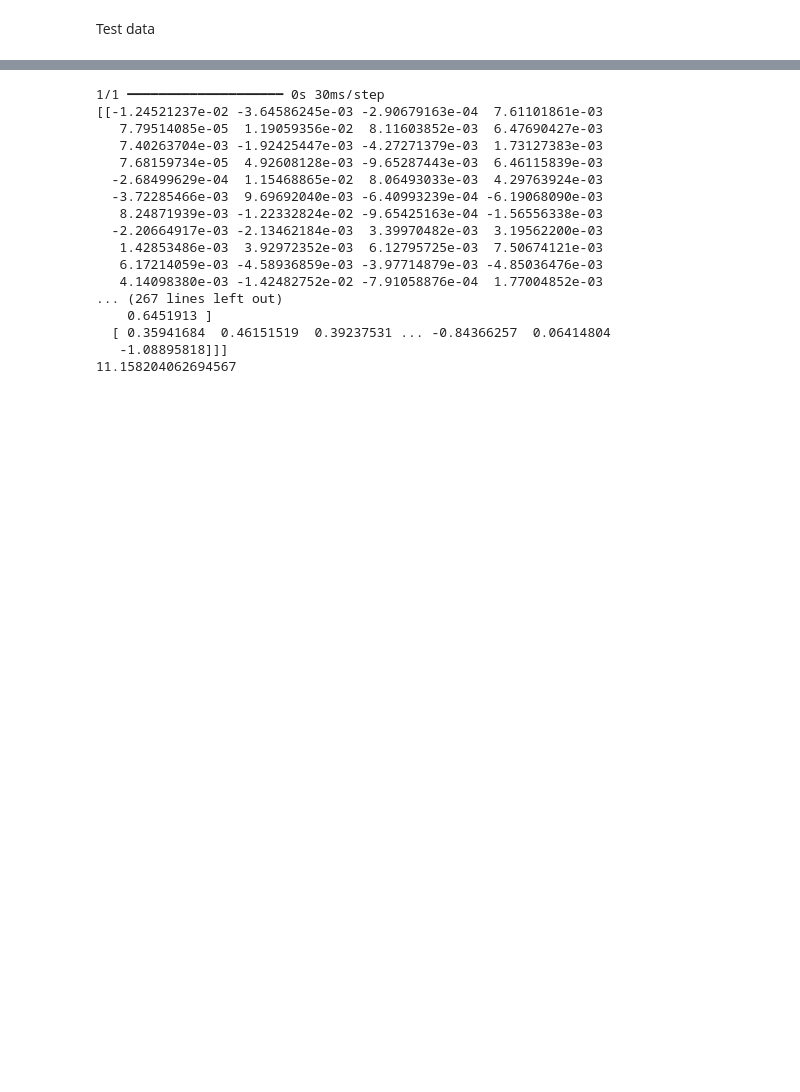
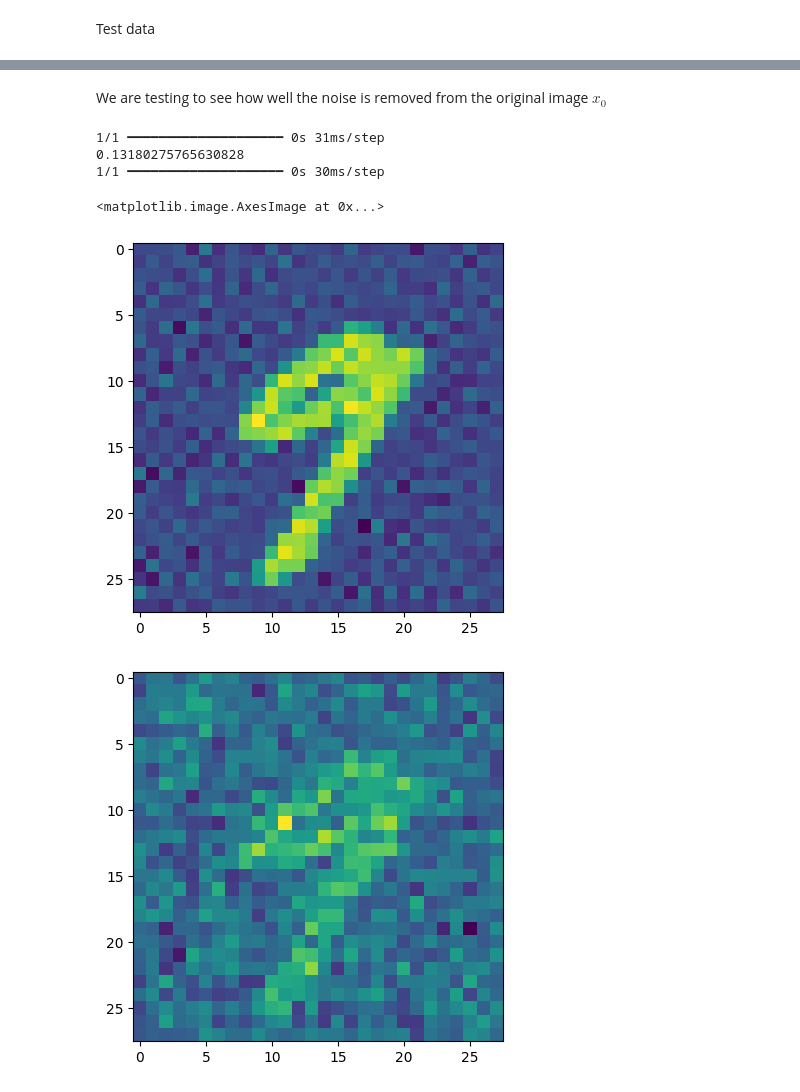
Before and after one commit to ianaugsburger/Neural-Network-Basics, a Jupyter notebook: one step decoder.ipynb, the cells around one changed output, grey strips where cells are left out. Cells and saved outputs as stored; diff of their text form; code cells hidden in the pictures; blank space fills up the shorter version.

Commit message:
working denoiser
just needed more data and training epochs

```diff
--- a/one step decoder.ipynb
+++ b/one step decoder.ipynb
@@ -15,7 +15,7 @@ import matplotlib.pyplot as plt
 test_images = test_images/255.0
 train_images = train_images/255.0
 x_not  = test_images[20,:,:]
-n=5000
+n=50000
 # %%
 def add_Gaussian_noise(Beta_schedule, samples):
     noise = np.random.normal(0, Beta_schedule, size= (samples, 28,28))
@@ -28,6 +28,7 @@ noisy_samples =add_Gaussian_noise(Beta_schedule=.4, samples=n)
 # %%
 #instantiating the model class in tensorflow
 pred_model1 = models.Sequential()
+
 
 pred_model1.add(tf.keras.layers.Conv2D(filters = 32, kernel_size =(3,3), padding = 'same', activation='relu',input_shape=(28, 28, 1))) # CNN 32 filter (1, 28,28, 32)
 
@@ -39,15 +40,14 @@ pred_model1.add(tf.keras.layers.MaxPooling2D(
 
 pred_model1.add(tf.keras.layers.Conv2D(filters = 32, kernel_size =(3,3), padding = 'same', activation='relu',input_shape=(28, 28, 1))) # second CNN 32 filter
 
+
 pred_model1.add(tf.keras.layers.Flatten())  #flatten
 
-pred_model1.add(tf.keras.layers.Dense(784,activation='relu',use_bias=True)) # first dense layer with 784
-
-pred_model1.add(tf.keras.layers.Dense(784,activation='relu',use_bias=True)) # second layer with 784 neurons
+#pred_model1.add(tf.keras.layers.Dense(784,activation='relu',use_bias=True)) # first dense layer with 784
 
 pred_model1.add(tf.keras.layers.Dense(784,activation='linear',use_bias=True)) # output  layer with 784 neurons
 
-pred_model1.compile(optimizer='adam', loss= 'mean_squared_error', metrics=['mse', 'mae'])
+pred_model1.compile(optimizer='adam', loss= 'mse', metrics=['mse', 'mae'])
 # %% [markdown]
 We need to make some small modification to our data.
 # %%
@@ -66,5 +81,5 @@ numpy.ndarray
 # %% [markdown]
 Now to fit the model
 # %%
-pred_model1.fit(X_train_n, noisy_samples_fin, epochs=10)
+pred_model1.fit(X_train_n, noisy_samples_fin, epochs=100)
 # %% [output]
@@ -93,7 +105,7 @@ Epoch 10/10
 Test data
 # %%
 # number of evaluations
-k=5
+k=50
 
 #We start by initializing the data
 test_noisy_samples =add_Gaussian_noise(Beta_schedule=.2, samples=k)
@@ -112,42 +125,48 @@ b = pred_model1.evaluate(test_noisy_images, test_noisy_samples_fin, verbose=2)
+# %% [markdown]
+We are testing to see how well the noise is removed from the original image $x_0$
 # %%
-#plt.imshow(test_noisy_images[1,:,:])
-bae = test_noisy_images[1,:,:]
+#plt.imshow(test_noisy_images[0,:,:])
+l=20
+bae = test_noisy_images[l,:,:]
+bae2 = np.expand_dims(bae, axis=0)
+bae3 = np.expand_dims(bae2,axis=-1)
 
-
-bae = np.expand_dims(bae, axis=0)
-
-y_sam = X_train_n[0,:,:,0]
+#taking from the training batch
+y_sam = X_train_n[l,:,:,0]
 y_sam = np.expand_dims(y_sam,axis=-1)
 y_sam = np.expand_dims(y_sam,axis=0)
 fin = pred_model1.predict(y_sam)
 
-#not learning
-x = noisy_samples_fin[0,:] - fin
-x = np.linalg.norm(x)
-print(x)
+u_a_g = y_sam[0,:,:,0]
+u_a_g = u_a_g.reshape(784)
 
-fin = fin.reshape(1,28,28)
+#learning well
+
+x_sam = u_a_g - fin
+mse_x_sam = np.square(np.subtract(u_a_g, fin)).mean()
+print(mse_x_sam)
+plt.figure()
+plt.imshow(x_sam.reshape(28,28))
+plt.figure()
+plt.imshow(y_sam[0,:,:,0])
+
+fin2 = pred_model1.predict(bae3)
+fin3 = fin2.reshape(28,28)
 #print('This is the predicted noise',fin)
 
+#comparing predicted noise and actual noise
+#print('This is the actual noise', test_noisy_samples[1,:,:])
 
-#print('This is the actual noise', test_noisy_samples[1,:,:])
+#testing the difference
+#print(fin-test_noisy_samples[0,:,:])
 hehe = test_noisy_samples_fin.reshape(k,28,28)
-new = test_noisy_images[1,:,:] - fin #hehe[1,:,:]
+new = test_noisy_images[l,:,:] - fin3
+plt.figure()
+plt.imshow(new)
 # %% [output]
+1/1 ━━━━━━━━━━━━━━━━━━━━ 0s 31ms/step
+0.13180275765630828
 1/1 ━━━━━━━━━━━━━━━━━━━━ 0s 30ms/step
-[[-1.24521237e-02 -3.64586245e-03 -2.90679163e-04  7.61101861e-03
-   7.79514085e-05  1.19059356e-02  8.11603852e-03  6.47690427e-03
-   7.40263704e-03 -1.92425447e-03 -4.27271379e-03  1.73127383e-03
-   7.68159734e-05  4.92608128e-03 -9.65287443e-03  6.46115839e-03
-  -2.68499629e-04  1.15468865e-02  8.06493033e-03  4.29763924e-03
-  -3.72285466e-03  9.69692040e-03 -6.40993239e-04 -6.19068090e-03
-   8.24871939e-03 -1.22332824e-02 -9.65425163e-04 -1.56556338e-03
-  -2.20664917e-03 -2.13462184e-03  3.39970482e-03  3.19562200e-03
-   1.42853486e-03  3.92972352e-03  6.12795725e-03  7.50674121e-03
-   6.17214059e-03 -4.58936859e-03 -3.97714879e-03 -4.85036476e-03
-   4.14098380e-03 -1.42482752e-02 -7.91058876e-04  1.77004852e-03
-... (267 lines left out)
-    0.6451913 ]
-  [ 0.35941684  0.46151519  0.39237531 ... -0.84366257  0.06414804
-   -1.08895818]]]
-11.158204062694567
+<matplotlib.image.AxesImage at 0x...>
+[figure, added]
+[figure, added]
```
Also changed, not shown: parts of 4 cells of this notebook.
